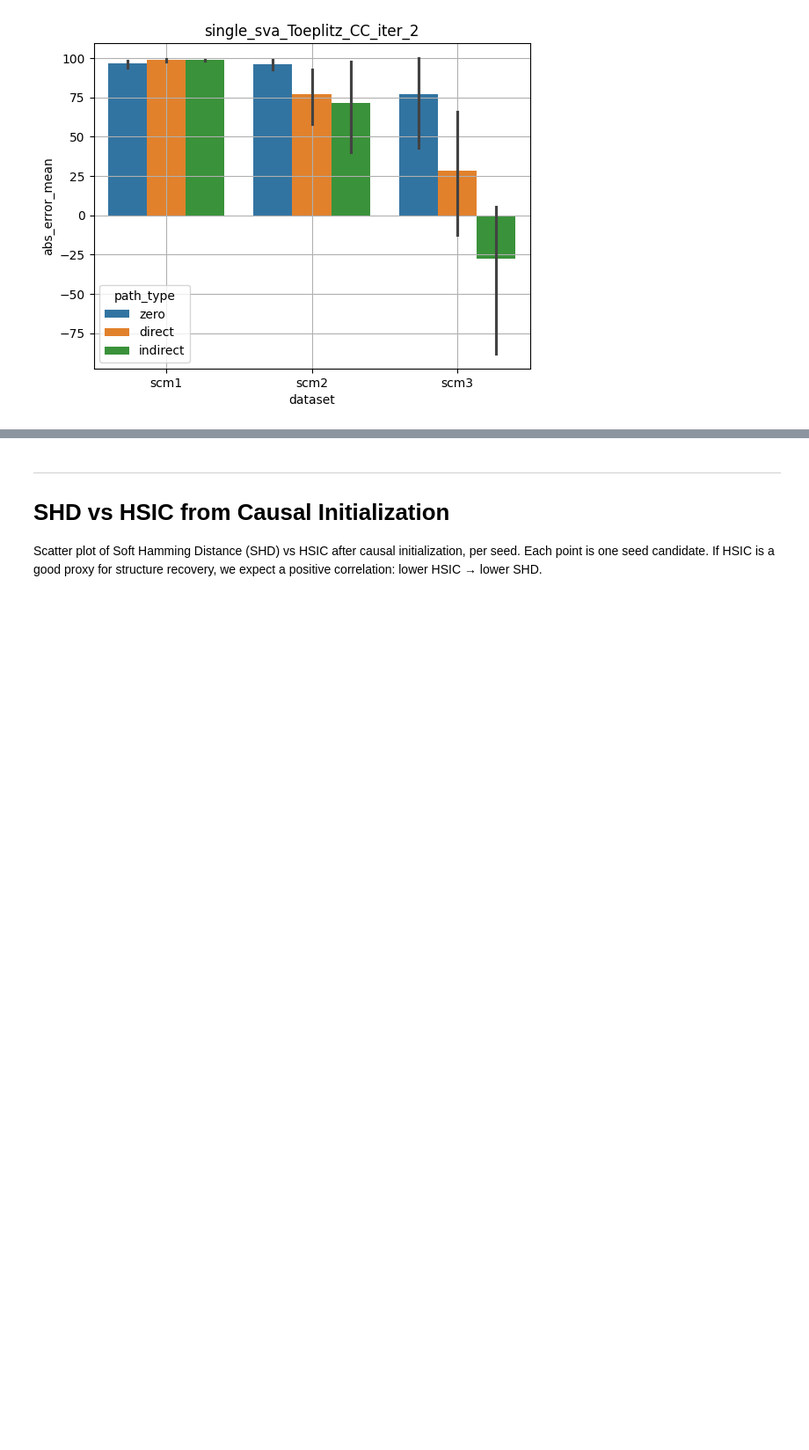
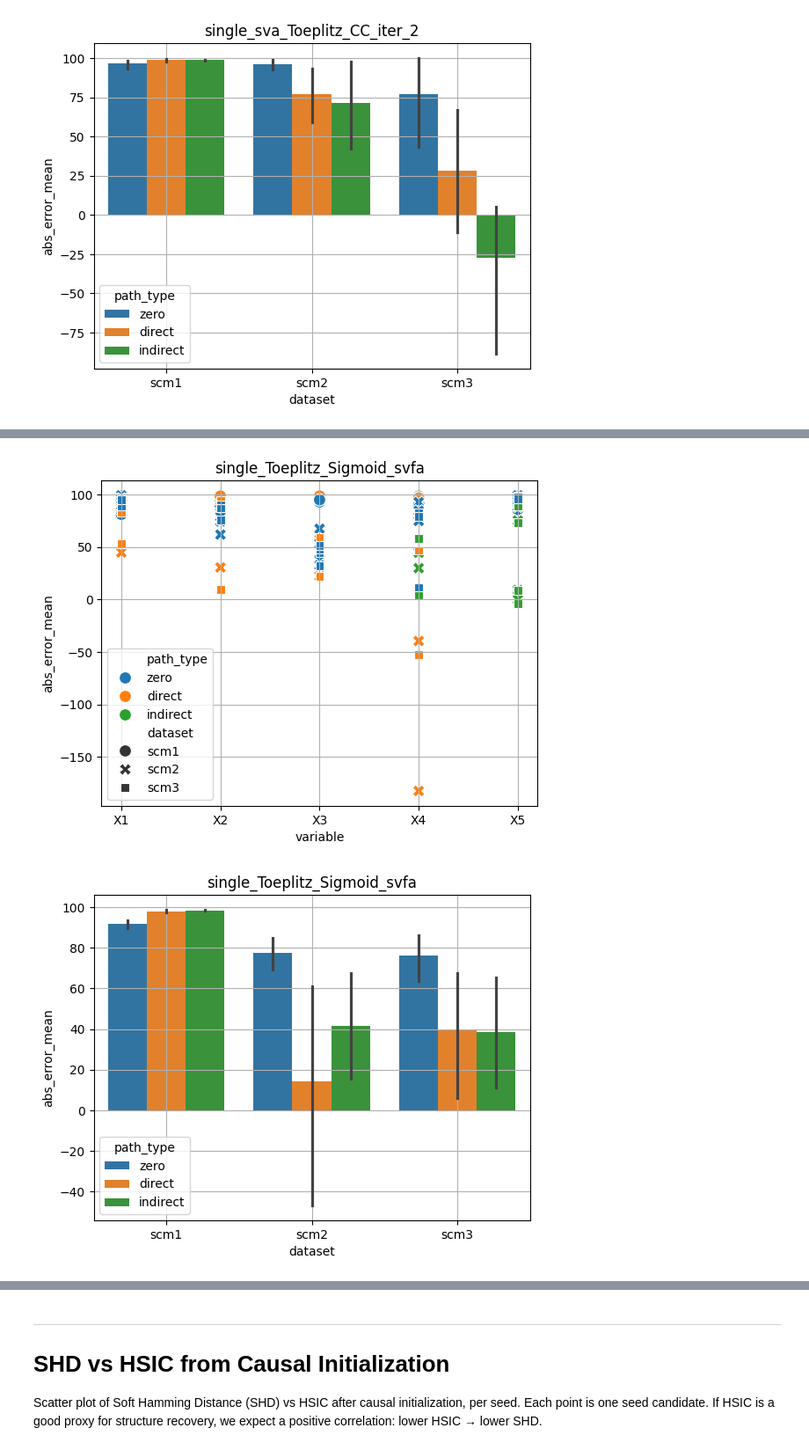
Before and after one commit to scipi1/causaliT, a Jupyter notebook: notebooks/nb_benchmark_c.ipynb, the cells around one changed output, grey strips where cells are left out. Shown at 88% size. Drawn from its saved outputs; the diff is of its cells as text; code cells hidden in the pictures; blank space fills up the shorter version.

```diff
--- a/notebooks/nb_benchmark_c.ipynb
+++ b/notebooks/nb_benchmark_c.ipynb
@@ -513,10 +531,10 @@ for i in range(len(axs)):
 [figure]
 [figure]
 # %%
-def eval_model(model_label, error_label = "abs_error_mean", baseline_label="baseline"):
-    df_ = df.set_index(["model", "hard", "dataset", "intervention", "variable", "dist_group", "struct_group", "path_type"])
+def eval_model(model_label, error_label = "abs_error_mean", baseline_label="baseline", dfbase=df, dfm=dfm):
+    dfbase_ = dfbase.set_index(["model", "hard", "dataset", "intervention", "variable", "dist_group", "struct_group", "path_type"])
     dfm_ = dfm.set_index(["model", "hard", "dataset", "intervention", "variable", "dist_group", "struct_group", "path_type"])
-    dfna_diff = (df_.loc[baseline_label][error_label] - dfm_.loc[model_label][error_label])/(df_.loc[baseline_label][error_label])*100 # positive = good!
+    dfna_diff = (dfbase_.loc[baseline_label][error_label] - dfm_.loc[model_label][error_label])/(dfbase_.loc[baseline_label][error_label])*100 # positive = good!
 
     fig1 = plt.figure()
     sns.scatterplot(dfna_diff.reset_index().dropna(), x="variable", y=error_label, hue="path_type", style="dataset", s=100)
@@ -548,0 +679,5 @@ eval_model("single_sva_Toeplitz_CC_iter_3")
+# %%
+eval_model(model_label="single_Toeplitz_Sigmoid_svfa", error_label = "abs_error_mean", baseline_label="baseline", dfbase=df, dfm=dfms)
+# %% [output]
+[figure, added]
+[figure, added]
```
Also changed, not shown: parts of 15 cells of this notebook, 17 other files.
